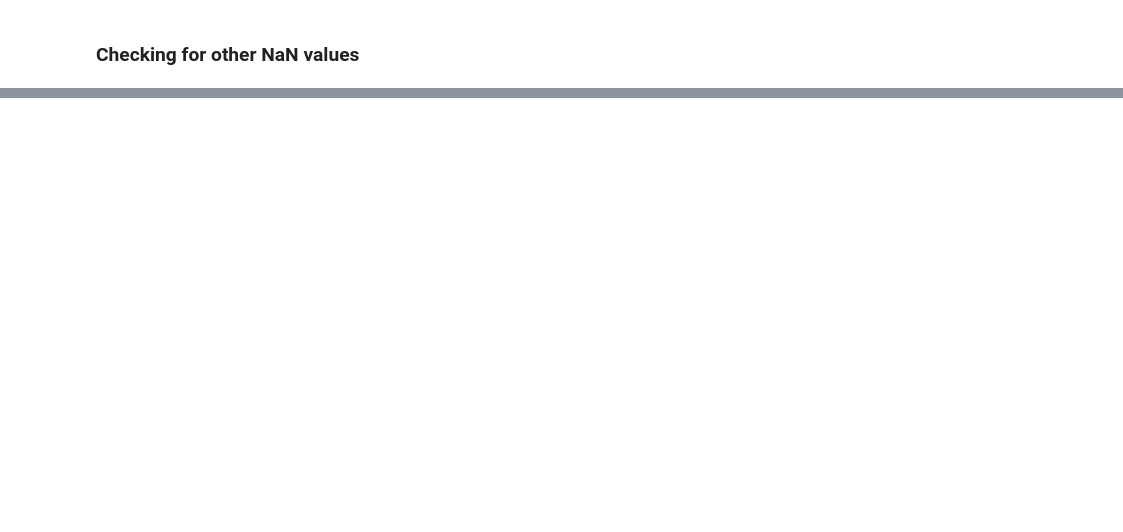
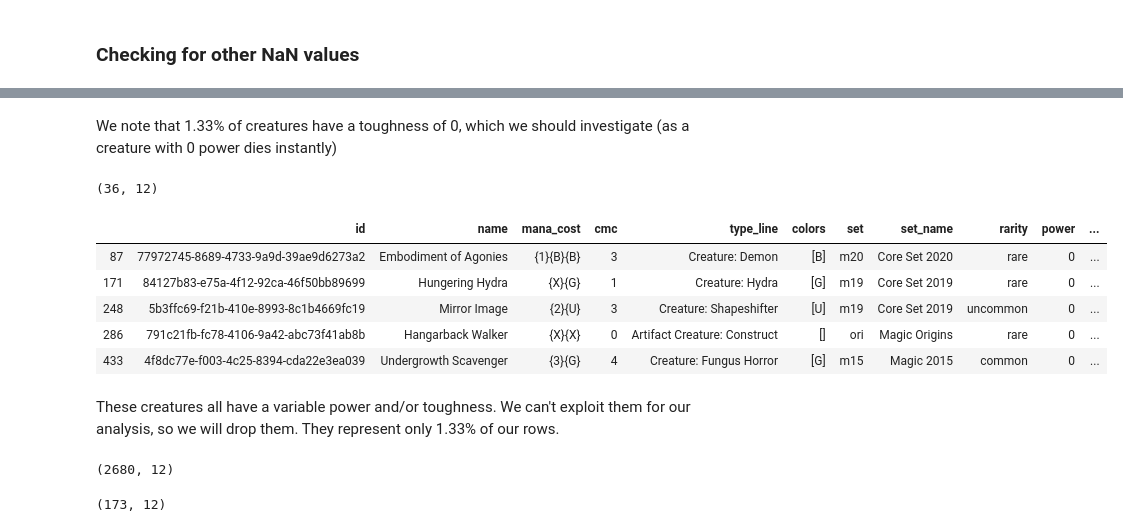
Before and after one commit to MaximeBastion/DataScience-MTG-Power-Creep, a Jupyter notebook: MTG - Creature Power-Creep.ipynb, the cells around one changed output, grey strips where cells are left out. Drawn from its saved outputs; the diff is of its cells as text; code cells hidden in the pictures; blank space fills up the shorter version.

```diff
--- a/MTG - Creature Power-Creep.ipynb
+++ b/MTG - Creature Power-Creep.ipynb
@@ -293,6 +280,6 @@ sc.shape
 Now we can convert the 'power' and 'toughness' columns:
 # %%
 sc["power"] = sc["power"].astype(int)
-sc["toughness"] = sc["power"].astype(int)
+sc["toughness"] = sc["toughness"].astype(int)
 sc.dtypes
 # %% [output]
@@ -340,0 +355,28 @@ plt.plot(pt)
+# %% [markdown]
+We note that 1.33% of creatures have a toughness of 0, which we should investigate (as a creature with 0 power dies instantly)
+# %%
+no_toughness = sc[sc["toughness"] == 0]
+no_toughness.shape
+# %% [output]
+(36, 12)
+# %%
+no_toughness.head()
+# %% [output]
+|  | id | name | mana_cost | cmc | type_line | colors | set | set_name | rarity | power | ... |
+| 87 | 77972745-8689-4733-9a9d-39ae9d6273a2 | Embodiment of Agonies | {1}{B}{B} | 3 | Creature: Demon | [B] | m20 | Core Set 2020 | rare | 0 | ... |
+| 171 | 84127b83-e75a-4f12-92ca-46f50bb89699 | Hungering Hydra | {X}{G} | 1 | Creature: Hydra | [G] | m19 | Core Set 2019 | rare | 0 | ... |
+| 248 | 5b3ffc69-f21b-410e-8993-8c1b4669fc19 | Mirror Image | {2}{U} | 3 | Creature: Shapeshifter | [U] | m19 | Core Set 2019 | uncommon | 0 | ... |
+| 286 | 791c21fb-fc78-4106-9a42-abc73f41ab8b | Hangarback Walker | {X}{X} | 0 | Artifact Creature: Construct | [] | ori | Magic Origins | rare | 0 | ... |
+| 433 | 4f8dc77e-f003-4c25-8394-cda22e3ea039 | Undergrowth Scavenger | {3}{G} | 4 | Creature: Fungus Horror | [G] | m15 | Magic 2015 | common | 0 | ... |
+# %% [markdown]
+These creatures all have a variable power and/or toughness. We can't exploit them for our analysis, so we will drop them. They represent only 1.33% of our rows.
+# %%
+sc.drop(no_toughness.index, inplace = True)
+sc.shape
+# %% [output]
+(2680, 12)
+# %%
+no_power = sc[sc["power"] == 0]
+no_power.shape
+# %% [output]
+(173, 12)
```
Also changed, not shown: parts of 35 cells of this notebook.
